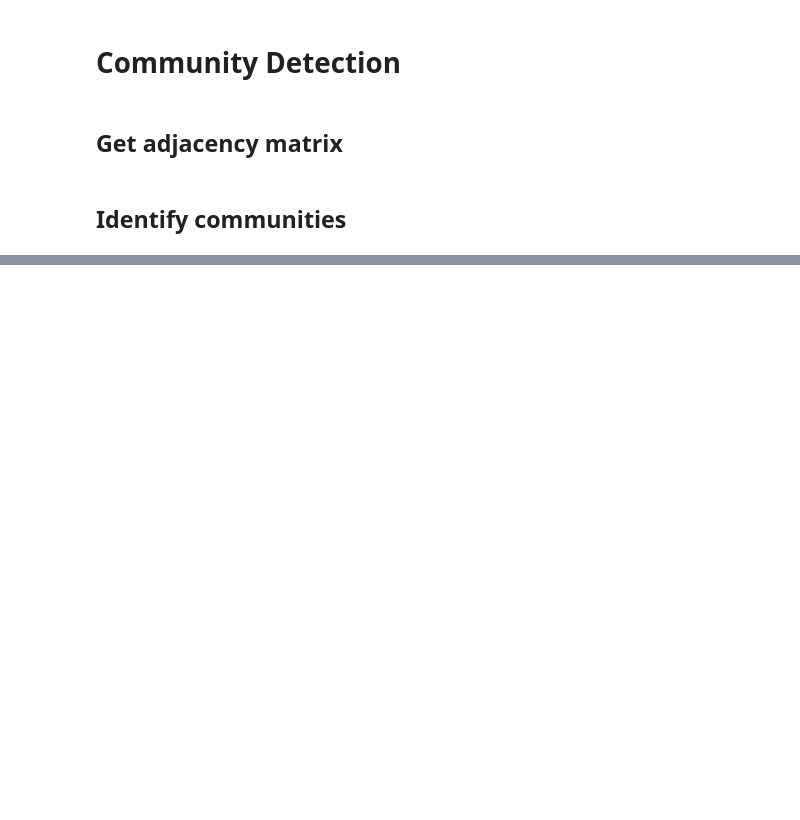
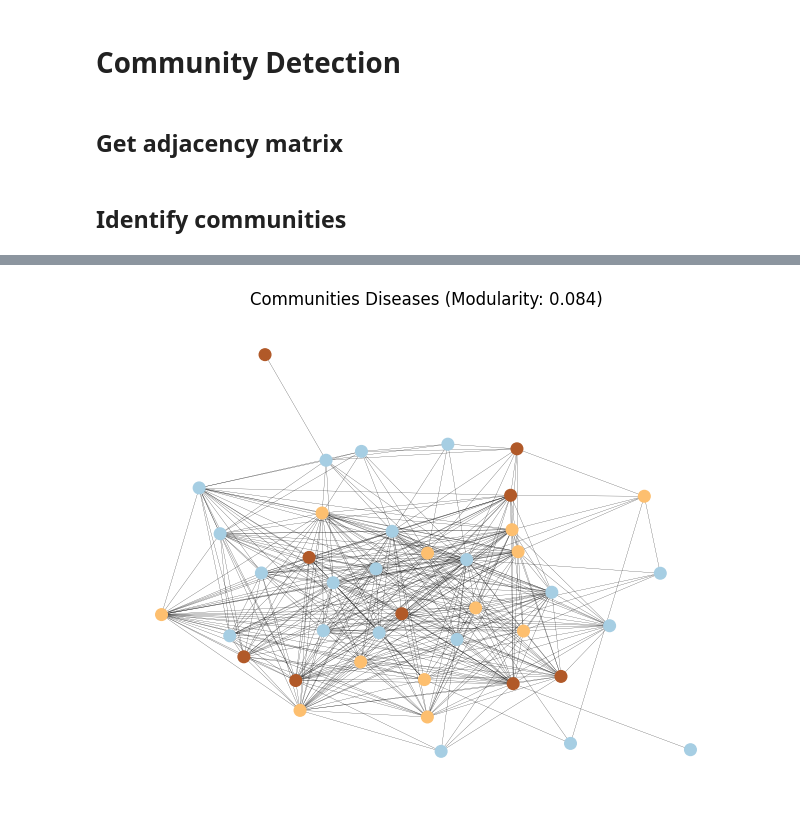
Before and after one commit to DavideLigari/disease-prediction, a Jupyter notebook: code/metrics_analysis/community_detection.ipynb, the cells around one changed output, grey strips where cells are left out. Drawn from its saved outputs; the diff is of its cells as text; code cells hidden in the pictures; blank space fills up the shorter version.

Commit message:
community detection WIP

```diff
--- a/code/metrics_analysis/community_detection.ipynb
+++ b/code/metrics_analysis/community_detection.ipynb
@@ -162,0 +111,97 @@ Modularity: 0.2791189578538087
+# %%
+# --------------------------- DISEASES -----------------------------
+
+# Compute modularity using networkx
+communities = list(nx.community.greedy_modularity_communities(G_d))
+print("Communities:", communities)
+modularity = nx.community.modularity(G_d, communities)
+print("Modularity:", modularity)
+
+# Create a color map for nodes based on community
+color_map = {}
+for i, community in enumerate(communities):
+    color_map.update({node: i for node in community})
+
+# Draw the graph with node coloration keeping kamada_kawai_layout to compare it with the original one with no clusters
+pos = nx.kamada_kawai_layout(G_d)  # You can choose other layout algorithms
+nx.draw(
+        G_d,
+        pos,
+        node_color=list(color_map.values()),
+        with_labels=False,
+        cmap=plt.cm.Paired,
+        node_size=70,
+        width=0.15,
+        )
+
+plt.title("Communities Diseases (Modularity: {:.3f})".format(modularity))
+plt.show()
+
+
+# Plot another version of the graph with communities grouped together
+pos = nx.spring_layout(G_d)  # You can use a different layout if needed
+
+# Draw nodes and edges
+nx.draw(
+    G_d,
+    pos,
+    node_color=[color_map[node] for node in G_d.nodes()],
+    with_labels=False,
+    cmap='Paired',
+    node_size=70,
+    width=0.15,
+    )
+
+# Add labels and title
+plt.title("Communities Diseases (Modularity: {:.3f})".format(modularity))
+plt.show()
+
+
+# ----------------------------- SYMPTOMS -----------------------------
+
+
+# Compute modularity using networkx
+communities = list(nx.community.greedy_modularity_communities(G_s))
+print("Communities:", communities)
+modularity = nx.community.modularity(G_s, communities)
+print("Modularity:", modularity)
+
+# Create a color map for nodes based on community
+color_map = {}
+for i, community in enumerate(communities):
+    color_map.update({node: i for node in community})
+
+
+# Draw the graph with node coloration keeping kamada_kawai_layout to compare it with the original one with no clusters
+pos = nx.kamada_kawai_layout(G_s)  # You can choose other layout algorithms
+nx.draw(
+    G_s, pos,
+    node_color=list(color_map.values()),
+    with_labels=False,
+    cmap=plt.cm.Paired,
+    node_size=70,
+    width=0.15,
+    )
+
+plt.title("Communities Symptoms (Modularity: {:.3f})".format(modularity))
+plt.show()
+
+
+# Plot another version of the graph with communities grouped together
+pos = nx.spring_layout(G_s)  # You can use a different layout if needed
+
+# Draw nodes and edges
+nx.draw(
+    G_s,
+    pos,
+    node_color=[color_map[node] for node in G_s.nodes()],
+    with_labels=False,
+    cmap='Paired',
+    node_size=70,
+    width=0.15,
+    )
+
+# Add labels and title
+plt.title("Communities Symptoms (Modularity: {:.3f})".format(modularity))
+plt.show()
+# %% [output]
@@ -162,0 +210 @@ Modularity: 0.2791189578538087
+[figure, added]
```
Also changed, not shown: parts of 11 cells of this notebook.
